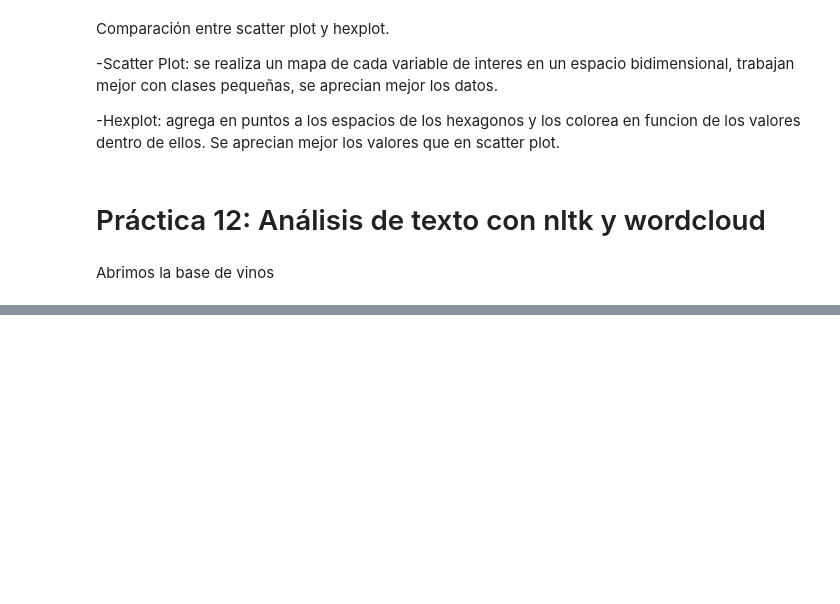
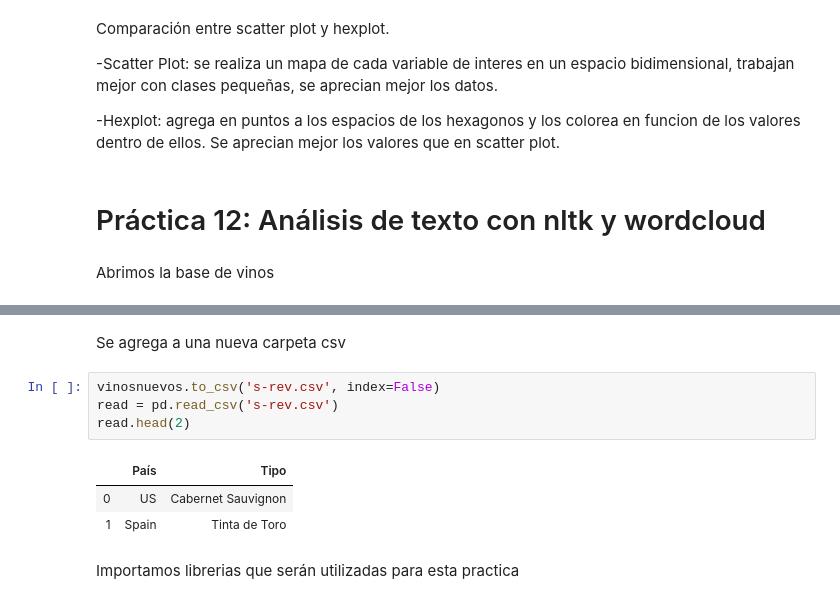
Before and after one commit to LizbethBolado/Mineria-de-datos, a Jupyter notebook: Practica 2 (Visualización de los datos).ipynb, the cells around one changed output, grey strips where cells are left out. Saved outputs shown, nothing was run; the diff lists cells and outputs as text; blank space fills up the shorter version.

```diff
--- a/Practica 2 (Visualización de los datos).ipynb
+++ b/Practica 2 (Visualización de los datos).ipynb
@@ -282,0 +323,12 @@ vinosnuevos.head()
+# %% [markdown]
+Se agrega a una nueva carpeta csv
+# %%
+vinosnuevos.to_csv('s-rev.csv', index=False)
+read = pd.read_csv('s-rev.csv')
+read.head(2)
+# %% [output]
+|  | País | Tipo |
+| 0 | US | Cabernet Sauvignon |
+| 1 | Spain | Tinta de Toro |
+# %% [markdown]
+Importamos librerias que serán utilizadas para esta practica
```
Also changed, not shown: parts of 10 cells of this notebook, 2 other files.
